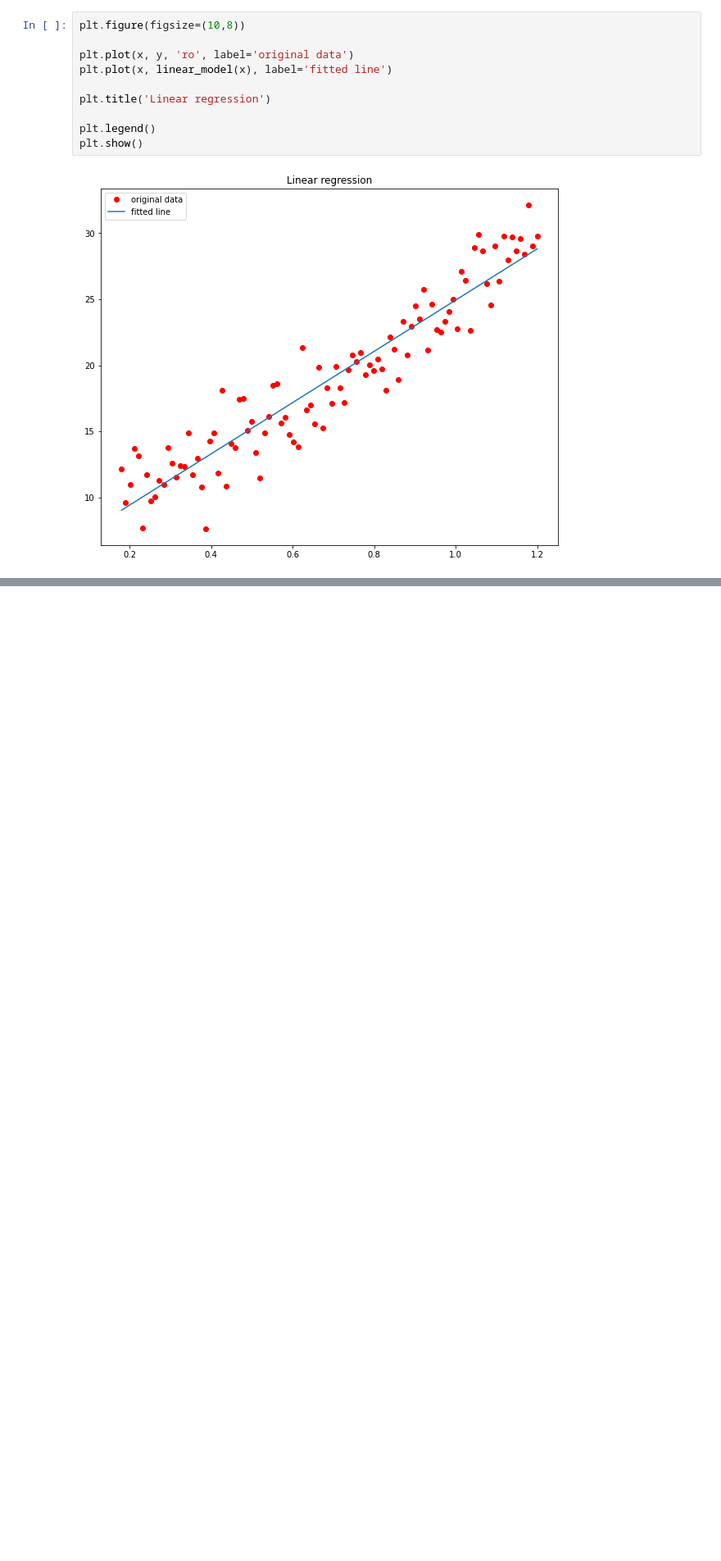
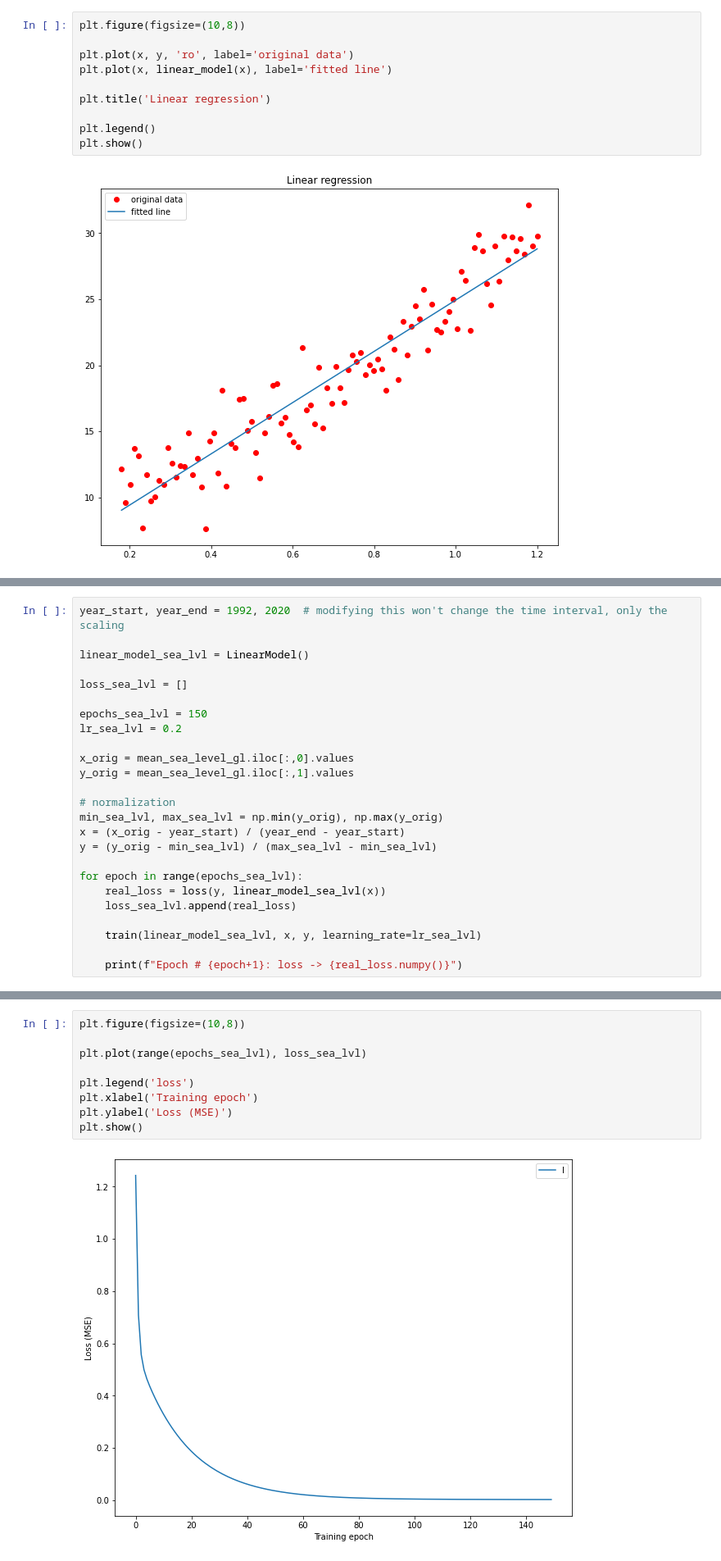
Before and after one commit to lmiguelgato/Machine-Learning-Portfolio, a Jupyter notebook: low-level-linear-regression/low-level-linear-regression.ipynb, the cells around one changed output, grey strips where cells are left out. Shown: that part at 82% size. Cells and saved outputs as stored; diff of their text form; blank space fills up the shorter version.

```diff
--- a/low-level-linear-regression/low-level-linear-regression.ipynb
+++ b/low-level-linear-regression/low-level-linear-regression.ipynb
@@ -124,0 +325,25 @@ plt.show()
+# %%
+year_start, year_end = 1992, 2020  # modifying this won't change the time interval, only the scaling
+
+linear_model_sea_lvl = LinearModel()
+
+loss_sea_lvl = []
+
+epochs_sea_lvl = 150
+lr_sea_lvl = 0.2
+
+x_orig = mean_sea_level_gl.iloc[:,0].values
+y_orig = mean_sea_level_gl.iloc[:,1].values
+
+# normalization
+min_sea_lvl, max_sea_lvl = np.min(y_orig), np.max(y_orig)
+x = (x_orig - year_start) / (year_end - year_start)
+y = (y_orig - min_sea_lvl) / (max_sea_lvl - min_sea_lvl)
+
+for epoch in range(epochs_sea_lvl):
+    real_loss = loss(y, linear_model_sea_lvl(x))
+    loss_sea_lvl.append(real_loss)
+
+    train(linear_model_sea_lvl, x, y, learning_rate=lr_sea_lvl)
+
+    print(f"Epoch # {epoch+1}: loss -> {real_loss.numpy()}")
@@ -124,0 +368,11 @@ plt.show()
+# %%
+plt.figure(figsize=(10,8))
+
+plt.plot(range(epochs_sea_lvl), loss_sea_lvl)
+
+plt.legend('loss')
+plt.xlabel('Training epoch')
+plt.ylabel('Loss (MSE)')
+plt.show()
+# %% [output]
+[figure, added]
```
Also changed, not shown: parts of 29 cells of this notebook.
